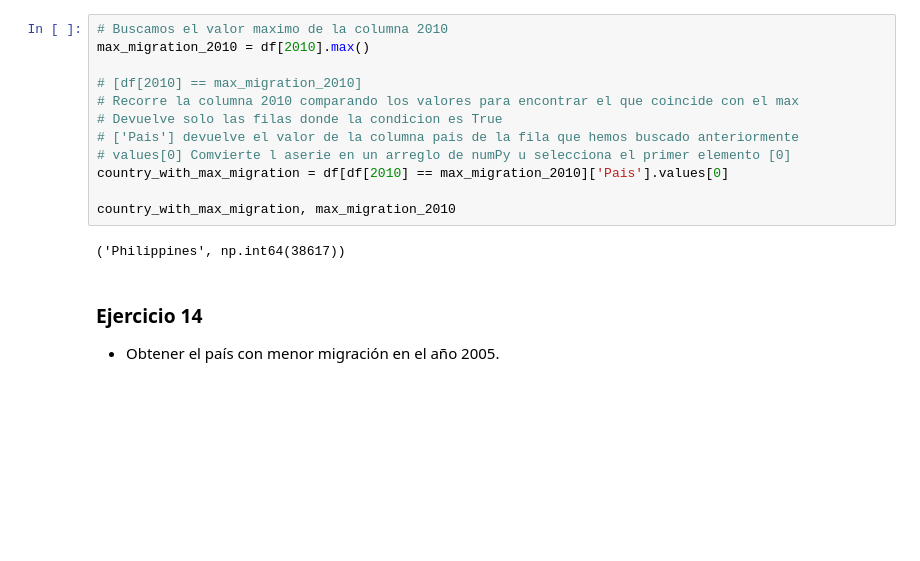
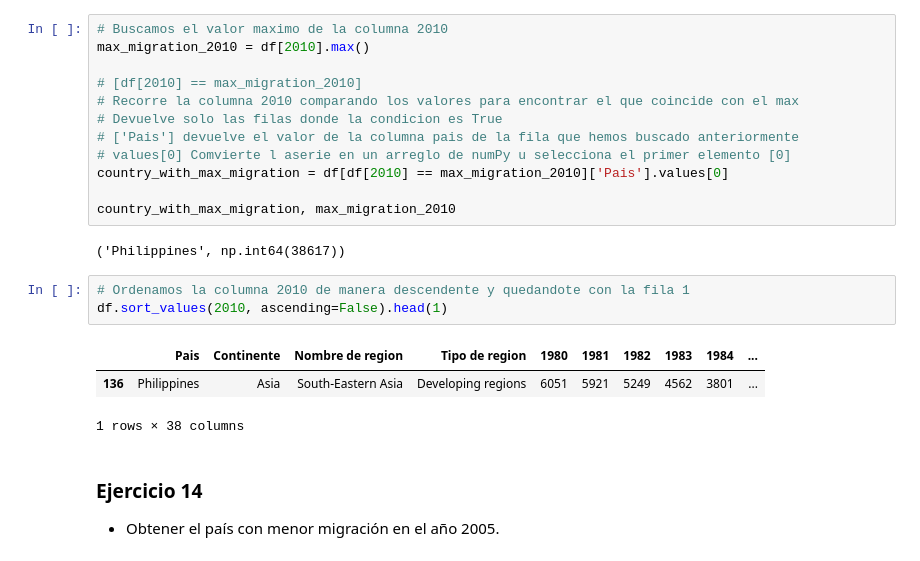
Before and after one commit to mplazap/Bootcamp_ejercicios, a Jupyter notebook: Tema 3 - Data Science/03.- Pandas (1)/03.pandas_1_ejercicios.ipynb, the cells around one changed output. Cells and saved outputs as stored; diff of their text form; blank space fills up the shorter version.

```diff
--- a/Tema 3 - Data Science/03.- Pandas (1)/03.pandas_1_ejercicios.ipynb
+++ b/Tema 3 - Data Science/03.- Pandas (1)/03.pandas_1_ejercicios.ipynb
@@ -230,6 +262,13 @@ country_with_max_migration = df[df[2010] == max_migration_2010]['Pais'].values[0
 country_with_max_migration, max_migration_2010
 # %% [output]
 ('Philippines', np.int64(38617))
+# %%
+# Ordenamos la columna 2010 de manera descendente y quedandote con la fila 1
+df.sort_values(2010, ascending=False).head(1)
+# %% [output]
+|  | Pais | Continente | Nombre de region | Tipo de region | 1980 | 1981 | 1982 | 1983 | 1984 | ... |
+| 136 | Philippines | Asia | South-Eastern Asia | Developing regions | 6051 | 5921 | 5249 | 4562 | 3801 | ... |
+1 rows × 38 columns
 # %% [markdown]
 ### Ejercicio 14
 - Obtener el país con menor migración en el año 2005.
```
Also changed, not shown: parts of 18 cells of this notebook.
